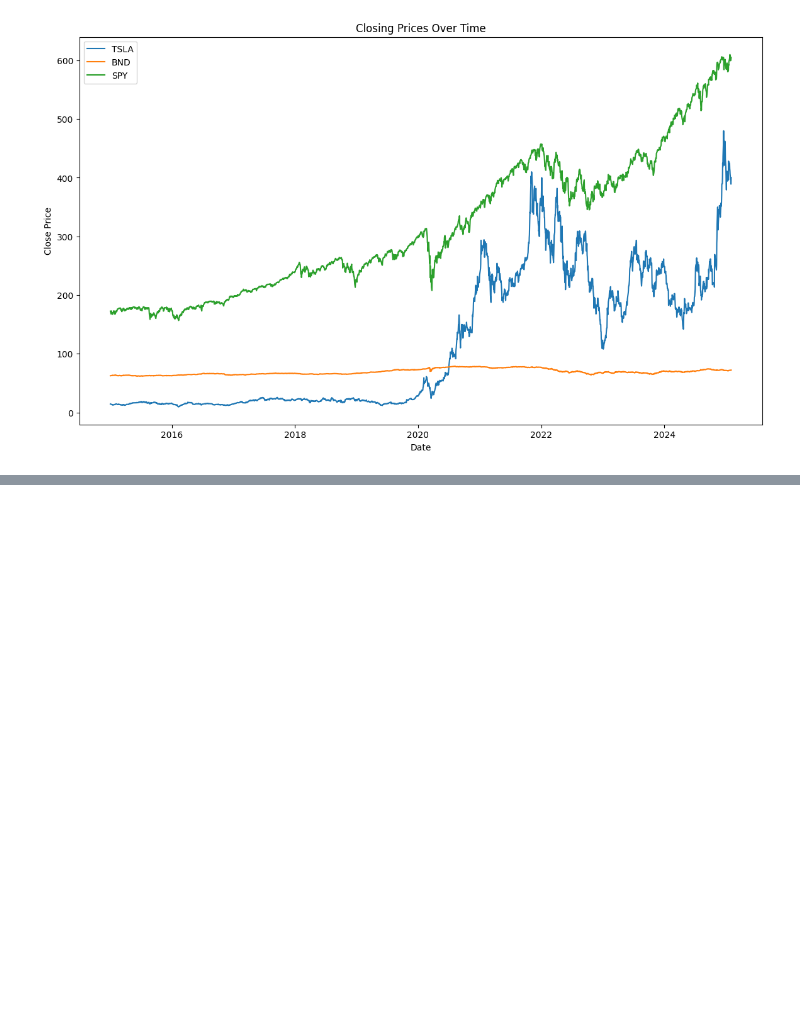
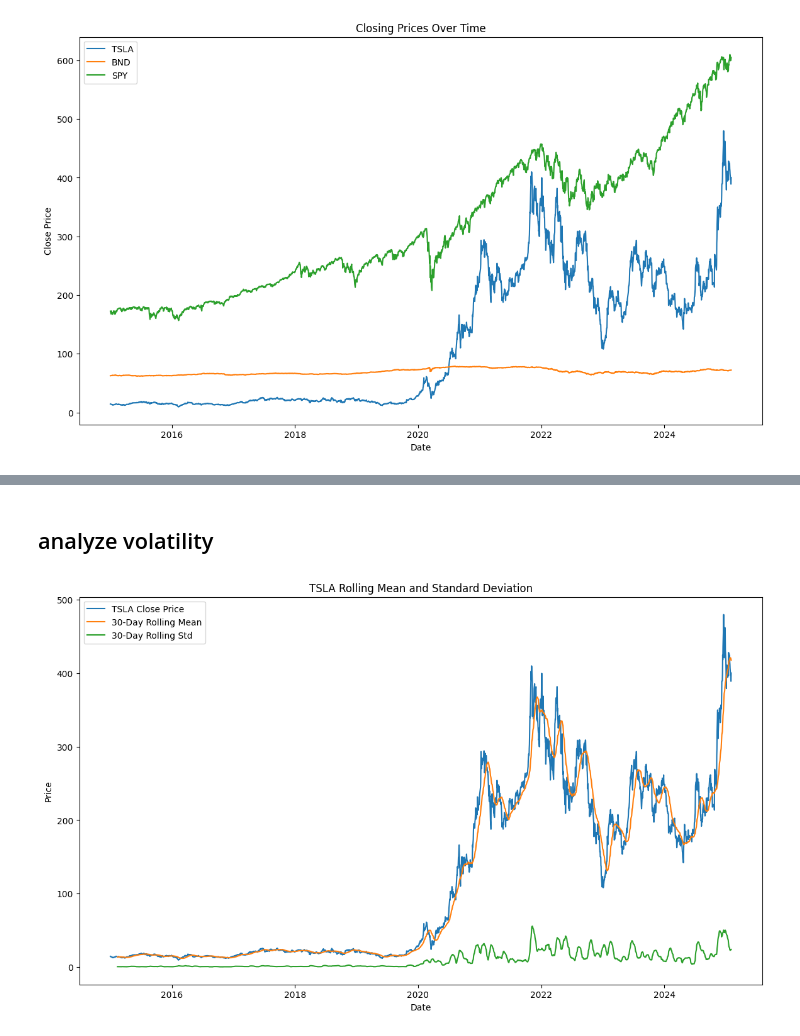
Before and after one commit to surak-alf/portfolio_management_optimization, a Jupyter notebook: notebook/data_exploratory_and_preprocessor.ipynb, the cells around one changed output, grey strips where cells are left out. Saved outputs shown, nothing was run; the diff lists cells and outputs as text; code cells hidden in the pictures; blank space fills up the shorter version.

```diff
--- a/notebook/data_exploratory_and_preprocessor.ipynb
+++ b/notebook/data_exploratory_and_preprocessor.ipynb
@@ -247,0 +268,19 @@ plt.show()
+# %% [markdown]
+## analyze volatility
+# %%
+# Calculate rolling mean and standard deviation
+tsla_data['Rolling Mean'] = tsla_data['Close'].rolling(window=30).mean()
+tsla_data['Rolling Std'] = tsla_data['Close'].rolling(window=30).std()
+
+# Plot rolling mean and standard deviation
+plt.figure(figsize=(14, 8))
+plt.plot(tsla_data['Date'], tsla_data['Close'], label='TSLA Close Price')
+plt.plot(tsla_data['Date'], tsla_data['Rolling Mean'], label='30-Day Rolling Mean')
+plt.plot(tsla_data['Date'], tsla_data['Rolling Std'], label='30-Day Rolling Std')
+plt.title("TSLA Rolling Mean and Standard Deviation")
+plt.xlabel("Date")
+plt.ylabel("Price")
+plt.legend()
+plt.show()
+# %% [output]
+[figure, added]
```
Also changed, not shown: parts of 7 cells of this notebook.
